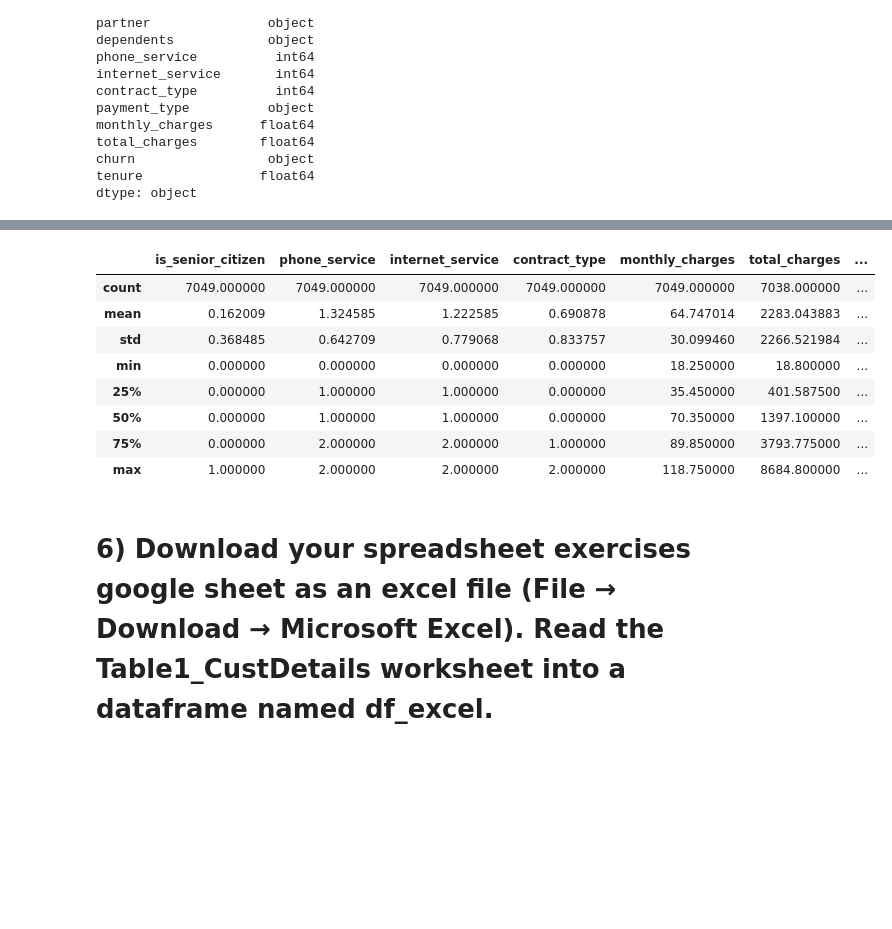
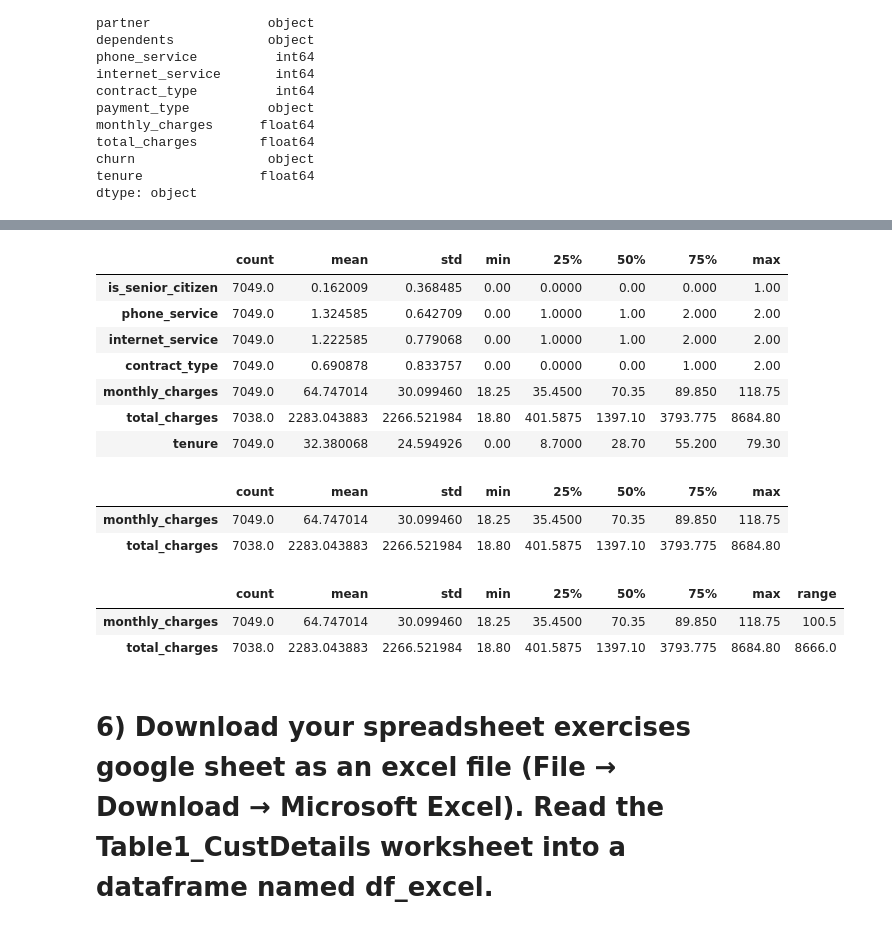
Before and after one commit to dlmitc3/classification_exercises, a Jupyter notebook: classification_exercises.ipynb, the cells around one changed output, grey strips where cells are left out. Saved outputs shown, nothing was run; the diff lists cells and outputs as text; code cells hidden in the pictures; blank space fills up the shorter version.

```diff
--- a/classification_exercises.ipynb
+++ b/classification_exercises.ipynb
@@ -195,17 +232,30 @@ df_google_sheets.select_dtypes(include=['object'])
 # %%
 # compute the range for each of the numeric variables.
 
-df_google_sheets.describe()
+df_google_sheets.describe().T
 # %% [output]
-|  | is_senior_citizen | phone_service | internet_service | contract_type | monthly_charges | total_charges | ... |
-| count | 7049.000000 | 7049.000000 | 7049.000000 | 7049.000000 | 7049.000000 | 7038.000000 | ... |
-| mean | 0.162009 | 1.324585 | 1.222585 | 0.690878 | 64.747014 | 2283.043883 | ... |
-| std | 0.368485 | 0.642709 | 0.779068 | 0.833757 | 30.099460 | 2266.521984 | ... |
-| min | 0.000000 | 0.000000 | 0.000000 | 0.000000 | 18.250000 | 18.800000 | ... |
-| 25% | 0.000000 | 1.000000 | 1.000000 | 0.000000 | 35.450000 | 401.587500 | ... |
-| 50% | 0.000000 | 1.000000 | 1.000000 | 0.000000 | 70.350000 | 1397.100000 | ... |
-| 75% | 0.000000 | 2.000000 | 2.000000 | 1.000000 | 89.850000 | 3793.775000 | ... |
-| max | 1.000000 | 2.000000 | 2.000000 | 2.000000 | 118.750000 | 8684.800000 | ... |
+|  | count | mean | std | min | 25% | 50% | 75% | max |
+| is_senior_citizen | 7049.0 | 0.162009 | 0.368485 | 0.00 | 0.0000 | 0.00 | 0.000 | 1.00 |
+| phone_service | 7049.0 | 1.324585 | 0.642709 | 0.00 | 1.0000 | 1.00 | 2.000 | 2.00 |
+| internet_service | 7049.0 | 1.222585 | 0.779068 | 0.00 | 1.0000 | 1.00 | 2.000 | 2.00 |
+| contract_type | 7049.0 | 0.690878 | 0.833757 | 0.00 | 0.0000 | 0.00 | 1.000 | 2.00 |
+| monthly_charges | 7049.0 | 64.747014 | 30.099460 | 18.25 | 35.4500 | 70.35 | 89.850 | 118.75 |
+| total_charges | 7038.0 | 2283.043883 | 2266.521984 | 18.80 | 401.5875 | 1397.10 | 3793.775 | 8684.80 |
+| tenure | 7049.0 | 32.380068 | 24.594926 | 0.00 | 8.7000 | 28.70 | 55.200 | 79.30 |
+# %%
+telco_stats = df_google_sheets[['monthly_charges', 'total_charges' ]].describe().T
+telco_stats
+# %% [output]
+|  | count | mean | std | min | 25% | 50% | 75% | max |
+| monthly_charges | 7049.0 | 64.747014 | 30.099460 | 18.25 | 35.4500 | 70.35 | 89.850 | 118.75 |
+| total_charges | 7038.0 | 2283.043883 | 2266.521984 | 18.80 | 401.5875 | 1397.10 | 3793.775 | 8684.80 |
+# %%
+telco_stats['range'] = telco_stats['max'] - telco_stats['min']
+telco_stats
+# %% [output]
+|  | count | mean | std | min | 25% | 50% | 75% | max | range |
+| monthly_charges | 7049.0 | 64.747014 | 30.099460 | 18.25 | 35.4500 | 70.35 | 89.850 | 118.75 | 100.5 |
+| total_charges | 7038.0 | 2283.043883 | 2266.521984 | 18.80 | 401.5875 | 1397.10 | 3793.775 | 8684.80 | 8666.0 |
 # %% [markdown]
 # 6) Download your spreadsheet exercises google sheet as an excel file (File → Download → Microsoft Excel). Read the Table1_CustDetails worksheet into a dataframe named df_excel.
 # %%
```
Also changed, not shown: parts of 113 cells of this notebook.
